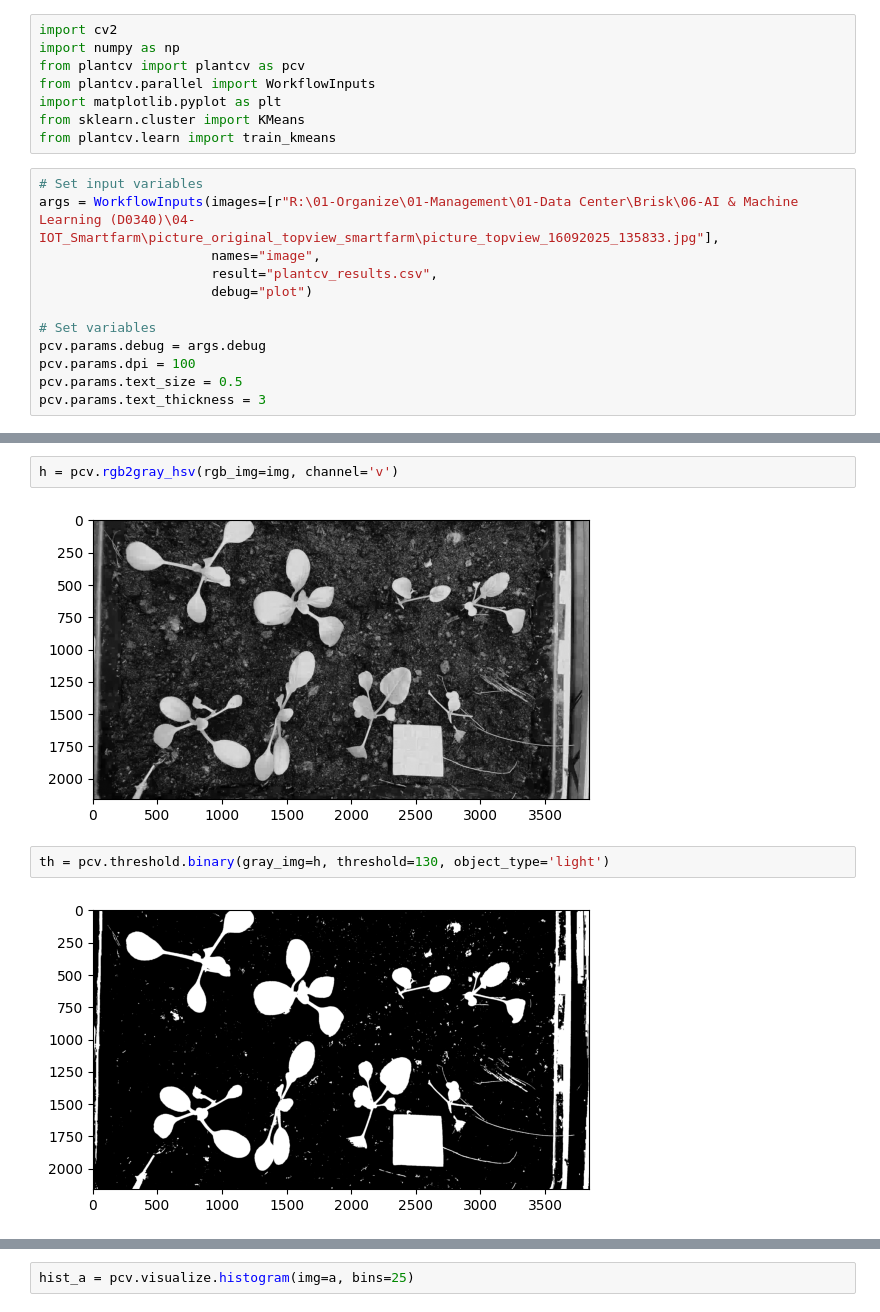
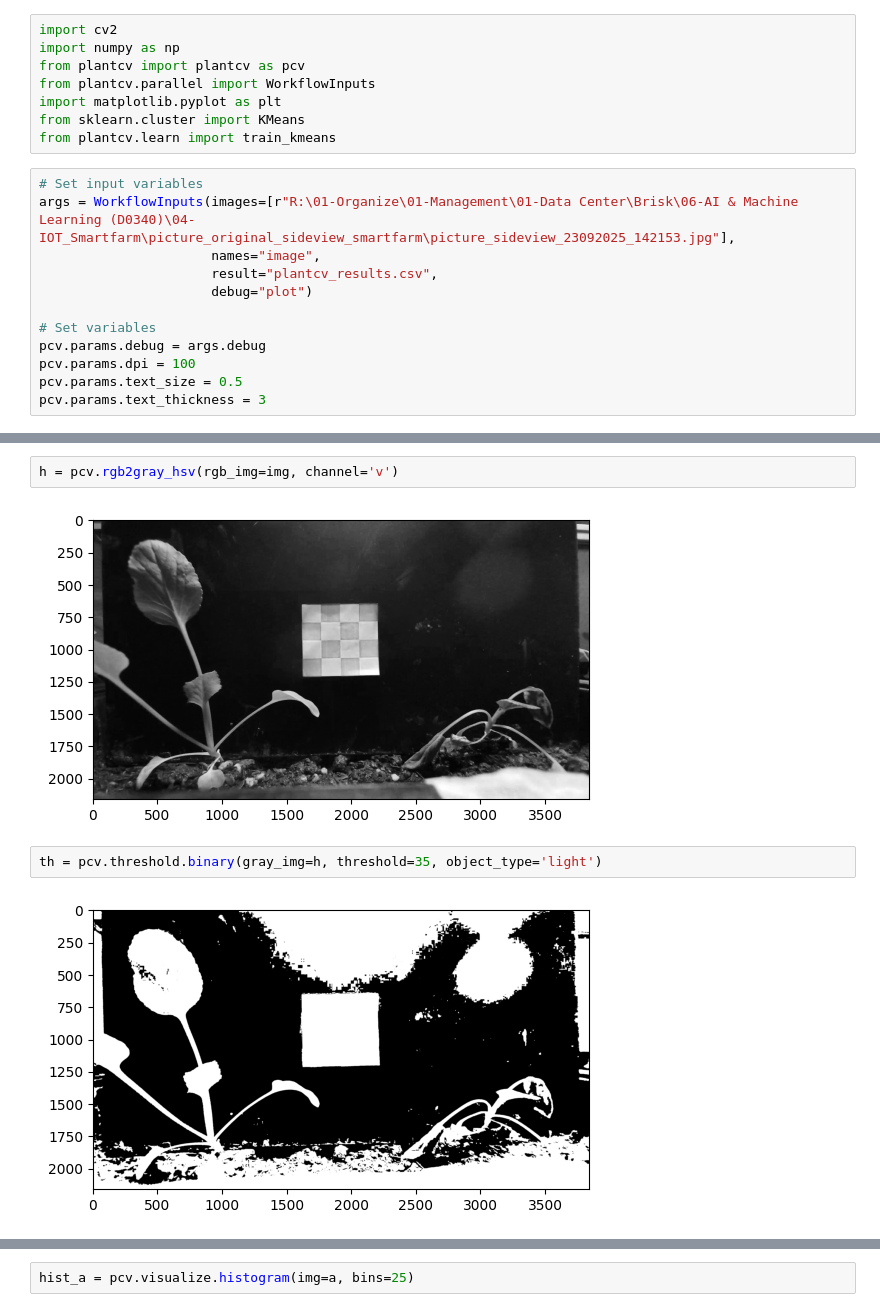
Before and after one commit to Pimmmvxg/Plant_analysis, a Jupyter notebook: notebooks/segmenting/top_view copy 3.ipynb, the cells around one changed output, grey strips where cells are left out. Cells and saved outputs as stored; diff of their text form.

```diff
--- a/notebooks/segmenting/top_view copy 3.ipynb
+++ b/notebooks/segmenting/top_view copy 3.ipynb
@@ -8,7 +8,7 @@ from sklearn.cluster import KMeans
 from plantcv.learn import train_kmeans
 # %%
 # Set input variables
-args = WorkflowInputs(images=[r"R:\01-Organize\01-Management\01-Data Center\Brisk\06-AI & Machine Learning (D0340)\04-IOT_Smartfarm\picture_original_topview_smartfarm\picture_topview_16092025_135833.jpg"],
+args = WorkflowInputs(images=[r"R:\01-Organize\01-Management\01-Data Center\Brisk\06-AI & Machine Learning (D0340)\04-IOT_Smartfarm\picture_original_sideview_smartfarm\picture_sideview_23092025_142153.jpg"],
                       names="image",
                       result="plantcv_results.csv",
                       debug="plot")
@@ -29,11 +29,11 @@ colorspaces = pcv.visualize.colorspaces(rgb_img=img, original_img=False)
 # %%
 h = pcv.rgb2gray_hsv(rgb_img=img, channel='v')
 # %% [output]
-[figure, old version]
+[figure, new version]
 # %%
-th = pcv.threshold.binary(gray_img=h, threshold=130, object_type='light')
+th = pcv.threshold.binary(gray_img=h, threshold=35, object_type='light')
 # %% [output]
-[figure, old version]
+[figure, new version]
 # %%
 th_fill = pcv.fill(bin_img=th, size=3000)
 # %% [output]
```
Also changed, not shown: parts of 6 cells of this notebook, 13 other files.
